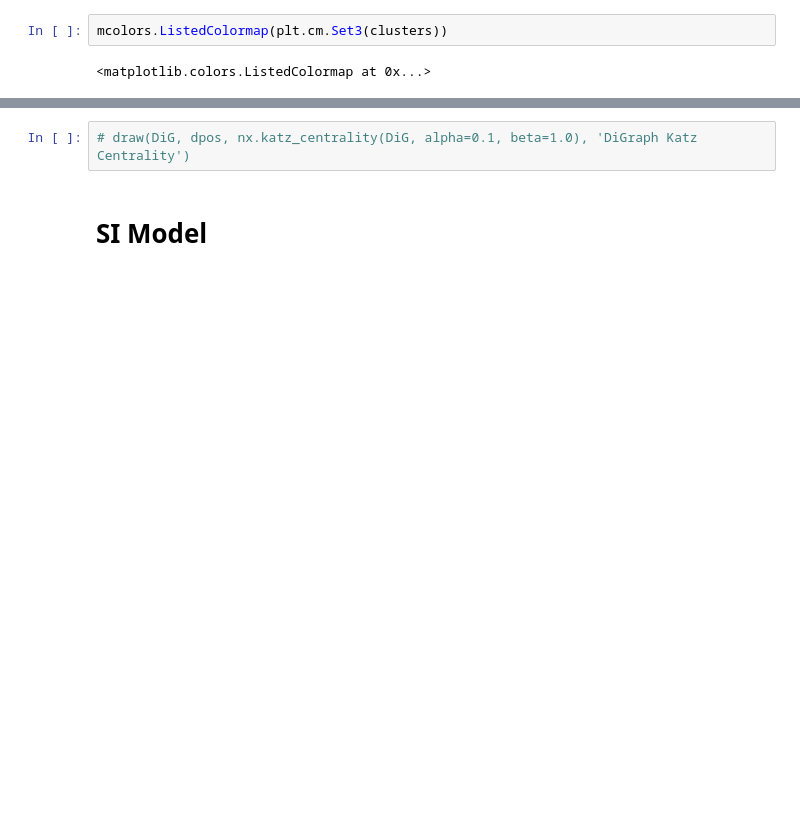
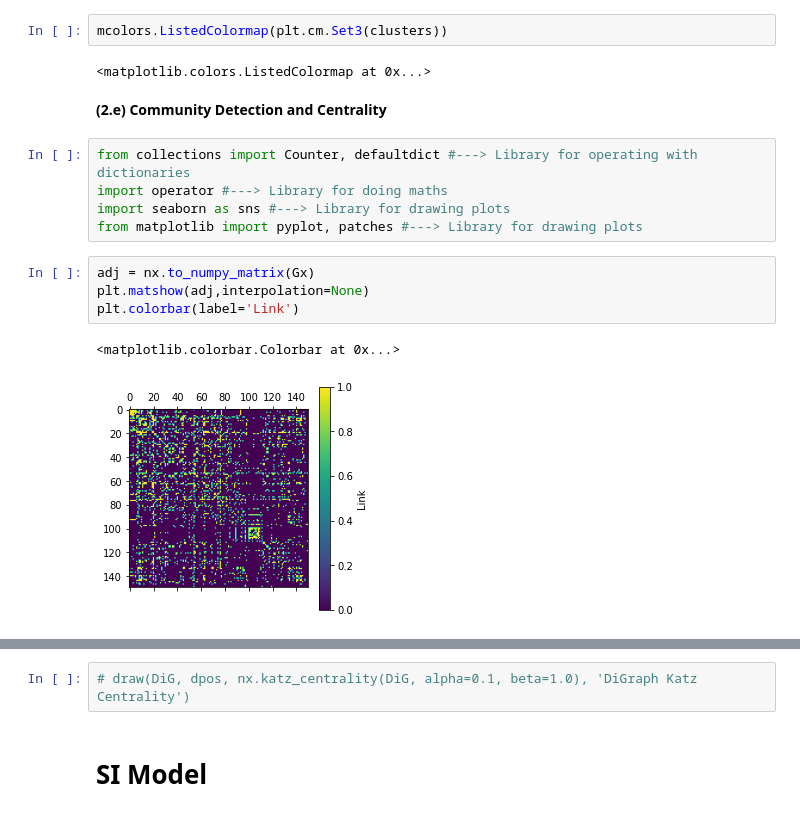
Before and after one commit to Elangoraj/Social-network-analysis, a Jupyter notebook: Networks.ipynb, the cells around one changed output, grey strips where cells are left out. Drawn from its saved outputs; the diff is of its cells as text; blank space fills up the shorter version.

```diff
--- a/Networks.ipynb
+++ b/Networks.ipynb
@@ -419,3 +341,17 @@ plt.show()
 mcolors.ListedColormap(plt.cm.Set3(clusters))
 # %% [output]
 <matplotlib.colors.ListedColormap at 0x...>
+# %% [markdown]
+**(2.e) Community Detection and Centrality**
+# %%
+from collections import Counter, defaultdict #---> Library for operating with dictionaries
+import operator #---> Library for doing maths
+import seaborn as sns #---> Library for drawing plots
+from matplotlib import pyplot, patches #---> Library for drawing plots
+# %%
+adj = nx.to_numpy_matrix(Gx)
+plt.matshow(adj,interpolation=None)
+plt.colorbar(label='Link')
+# %% [output]
+<matplotlib.colorbar.Colorbar at 0x...>
+[figure, added]
```
Also changed, not shown: parts of 30 cells of this notebook.
